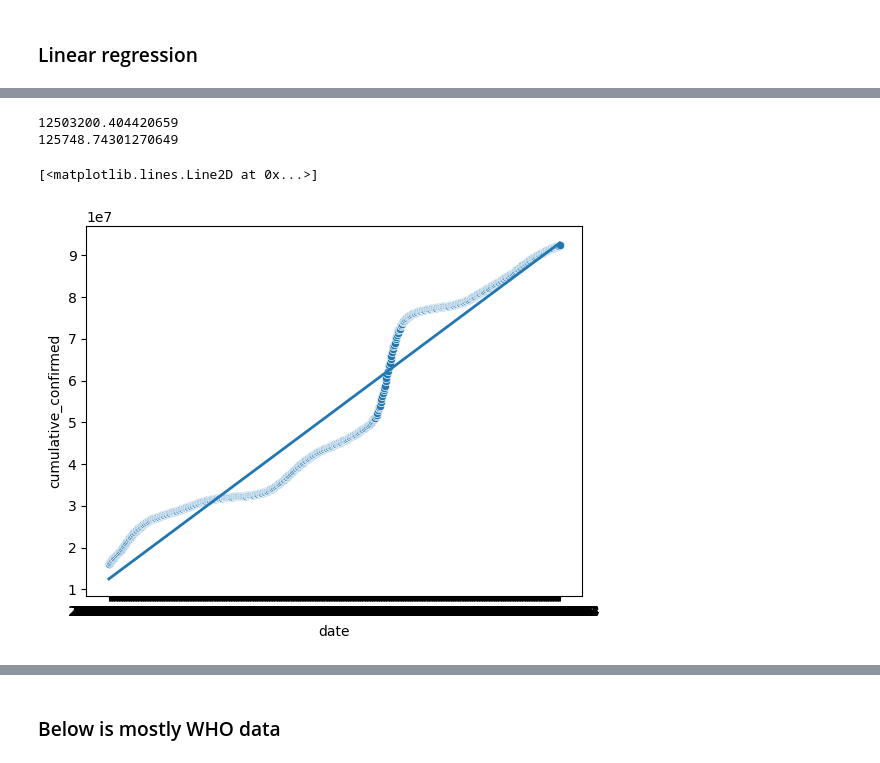
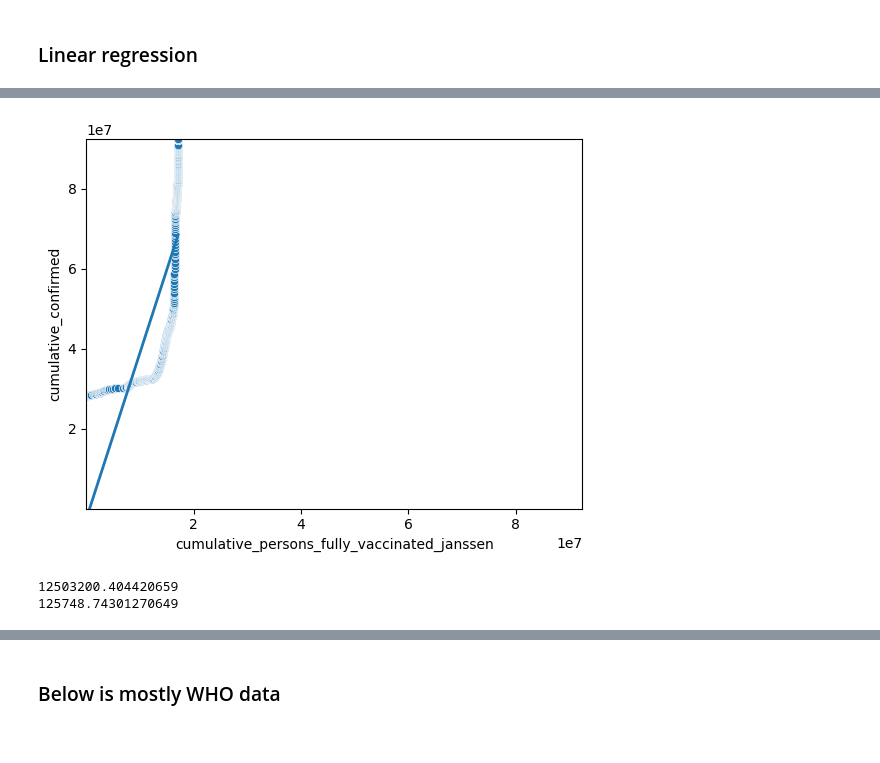
Before and after one commit to ev30/ML_Final_Project, a Jupyter notebook: code/ML_Project.ipynb, the cells around one changed output, grey strips where cells are left out. Drawn from its saved outputs; the diff is of its cells as text; code cells hidden in the pictures.

```diff
--- a/code/ML_Project.ipynb
+++ b/code/ML_Project.ipynb
@@ -139,3 +197,24 @@ def estimate_coefficients(x, y):
+# %%
+fig, ax = plt.subplots()
+sns.scatterplot(data=us_ev_df, ax=ax, x="cumulative_persons_fully_vaccinated_janssen", y="cumulative_confirmed")
+ax.set_xlim(1,us_ev_df['cumulative_confirmed'].max())
+ax.set_ylim(1,us_ev_df['cumulative_confirmed'].max())
+
+vaccs_raw = us_ev_df['cumulative_persons_fully_vaccinated_janssen'].values
+covid_cases_raw = us_ev_df['cumulative_confirmed'].values
+
+vaccs = vaccs_raw[~np.isnan(vaccs_raw)]
+covid_cases = covid_cases_raw[~np.isnan(vaccs_raw)]
+
+#print(vaccs)
+
+b0, b1 = estimate_coefficients(vaccs, covid_cases)
+y_vals = vaccs * b1 + b0
+plt.plot(vaccs, y_vals, linewidth=2)
+
+plt.show()
+# %% [output]
+[figure, added]
 # %%
 b0, b1 = estimate_coefficients(indices, covid_cases)
 print(b0)
@@ -143,11 +222,3 @@ print(b1)
 # %% [output]
 12503200.404420659
 125748.74301270649
-# %%
-y_vals = indices * b1 + b0
-# print(y)
-sns.scatterplot(data=us_ev_df, x="date", y="cumulative_confirmed")
-plt.plot(us_ev_df['date'], y_vals, linewidth=2)
-# %% [output]
-[<matplotlib.lines.Line2D at 0x...>]
-[figure, removed]
```
Also changed, not shown: parts of 48 cells of this notebook.
